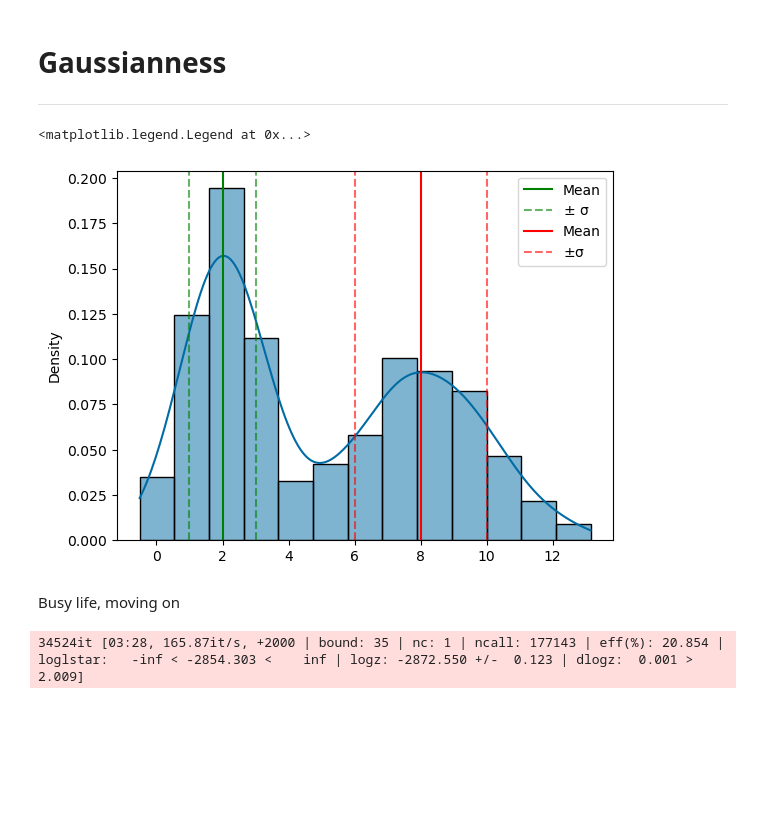
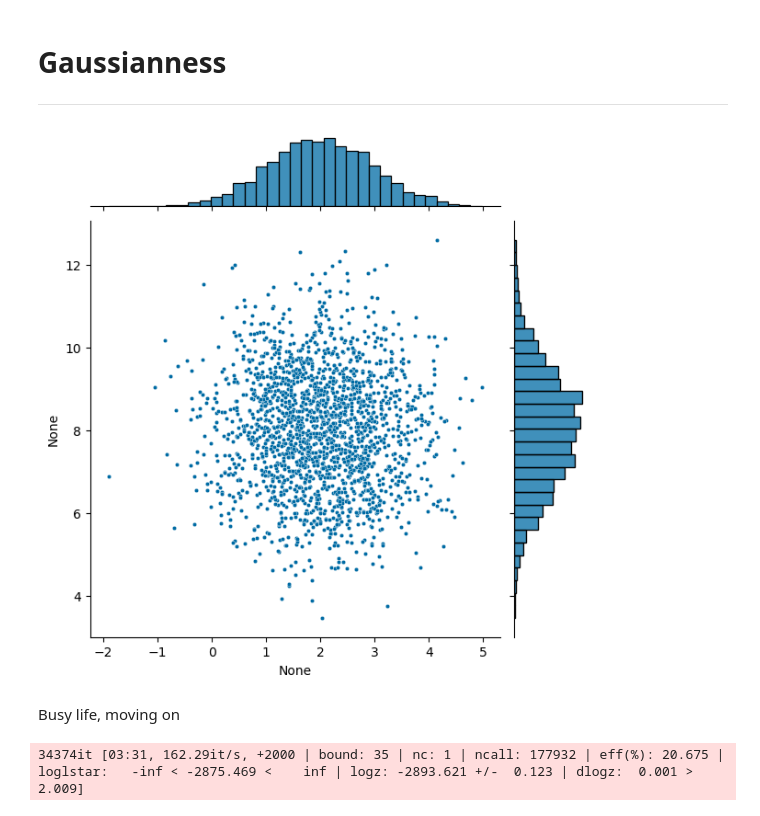
Before and after one commit to Iwan-S/Iwan-and-George-Year-4-Project, a Jupyter notebook: Exoplanets/Friday.ipynb, the cells around one changed output. Cells and saved outputs as stored; diff of their text form; code cells hidden in the pictures; blank space fills up the shorter version.

```diff
--- a/Exoplanets/Friday.ipynb
+++ b/Exoplanets/Friday.ipynb
@@ -15,34 +15,14 @@ Colour = plt.style.use('tableau-colorblind10')
 # %%
 μ = [2, 8]
 σ = [1, 2]
-No = [600, 1000]
+Σ = np.diag(σ)
+No = [1200, 2000]
 Mix = No[1]/(No[0]+No[1])
-Data = []
-Data1 = np.random.normal(μ[0], σ[0], No[0])
-Data2 = np.random.normal(μ[1], σ[1], No[1])
-for d in range(No[1]):
-    try:
-        Data.append(Data1[d])
-    except:
-        continue
-    try:
-        Data.append(Data2[d])
-    except:
-        continue
+Data = np.random.multivariate_normal(μ, Σ, No[1])
 
-ax = sns.histplot(Data, kde=True, stat='density')
-ax.axvline(μ[0], color='green', label='Mean')
-ax.axvline(μ[0]+σ[0], color='green', linestyle='--', label='$\pm$ σ', alpha=0.6)
-ax.axvline(μ[0]-σ[0], color='green', linestyle='--', alpha=0.6)
-
-ax.axvline(μ[1], color='red', label='Mean')
-ax.axvline(μ[1]+σ[1], color='red', linestyle='--', label='$\pm$σ', alpha=0.6)
-ax.axvline(μ[1]-σ[1], color='red', linestyle='--', alpha=0.6)
-
-ax.legend()
+g = sns.jointplot(x=Data[:,0], y=Data[:,1], joint_kws={'s': 10})
 # %% [output]
-<matplotlib.legend.Legend at 0x...>
-[figure, old version]
+[figure, new version]
 # %%
 def Model(x, p):
 
@@ -74,7 +54,7 @@ Sampler.run_nested()
 
 Results = Sampler.results
 # %% [output]
-34524it [03:28, 165.87it/s, +2000 | bound: 35 | nc: 1 | ncall: 177143 | eff(%): 20.854 | loglstar:   -inf < -2854.303 <    inf | logz: -2872.550 +/-  0.123 | dlogz:  0.001 >  2.009]
+34374it [03:31, 162.29it/s, +2000 | bound: 35 | nc: 1 | ncall: 177932 | eff(%): 20.675 | loglstar:   -inf < -2875.469 <    inf | logz: -2893.621 +/-  0.123 | dlogz:  0.001 >  2.009]
 # %%
 Samples = Results.samples_equal()
 corner.corner(Samples, labels=['Mean 1', 'Sigma 1', 'Mean 2', 'Sigma 2', 'Mixture'],
```
Also changed, not shown: parts of 2 cells of this notebook, 3 other files.
